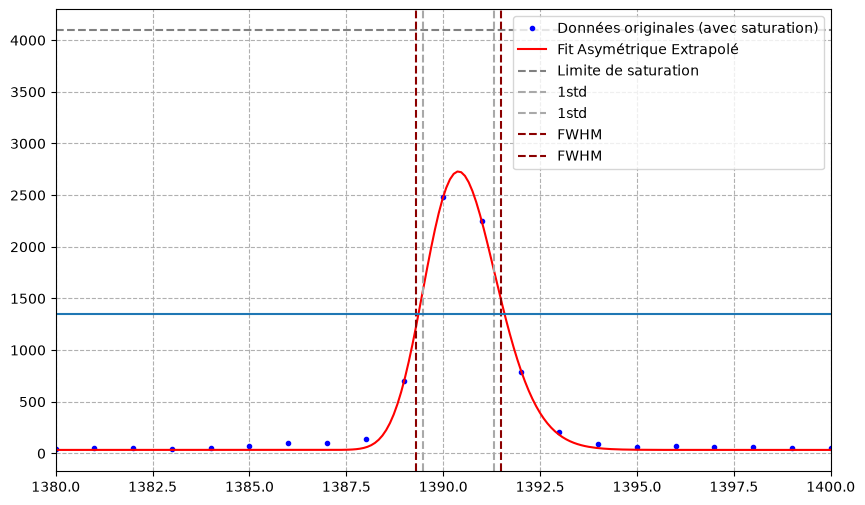
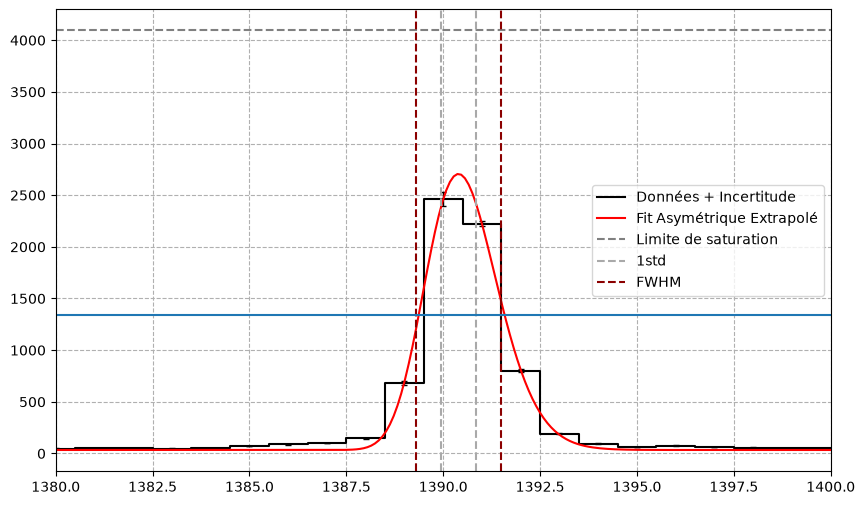
Unified diff of the notebook cell whose output changed from the first chart to the second:
--- before
+++ after
@@ -1,51 +1,57 @@
 from scipy.optimize import curve_fit
-# 1. Masque pour exclure la saturation
-masque = y < 4000
-x_fit = x[masque]
-y_fit = y[masque]
 
-# 2. Estimations initiales (p0)
-A_init = 1000        # Estimé plus haut que la saturation
-x0_init = 1391       # Centre du pic
-sigma0_init = 2      # Largeur de base
-a_init = 0.5         # Init positif pour étaler à droite
-y0_init = y0_estime         # Ton fond continu
+mask = y < 4096 # excluding detector saturation
+x_fit = x[mask]
+y_fit = y[mask]
+
+# initial LSF asymetric gaussian estimate
+A_init = 1000 # peak amplitude
+x0_init = 1391 # peak x-center position
+sigma0_init = 2 # peak width at base
+a_init = 0.5 # asymetry parameter
+y0_init = y0_estime # floor noise estimate (previous cell)
 
 p0 = [A_init, x0_init, sigma0_init, a_init, y0_init]
 
-# 3. Bornes (bounds) pour éviter que le fit ne donne des valeurs aberrantes
-# Format: ([min_A, min_x0, min_sigma0, min_a, min_y0], [max_A, max_x0, max_sigma0, max_a, max_y0])
+# bounds estimate to avoid weird fit values
+# format: ([min_A, min_x0, min_sigma0, min_a, min_y0], [max_A, max_x0, max_sigma0, max_a, max_y0])
 bounds = ([200, 1385, 0.1, -2, 0], 
           [10000, 1395, 10, 2, 300])
 
-# 4. Calcul du fit
+# curve_fit fitting
 popt, pcov = curve_fit(asymmetric_gaussian, x_fit, y_fit, p0=p0, bounds=bounds)
 
-# Extraction des résultats
+# data extraction
 A_opt, x0_opt, sigma0_opt, a_opt, y0_opt = popt
 
-print(f"--- Résultats du Fit ---")
-print(f"Amplitude réelle estimée : {A_opt:.1f}")
-print(f"Centre de la raie (x0)   : {x0_opt:.2f}")
-print(f"Fond continu (y0)        : {y0_opt:.1f}")
-print(f"Paramètre d'asymétrie (a): {a_opt:.3f}")
+print(f"--- Fit results ---")
+print(f"Amplitude (A) : {A_opt:.1f}")
+print(f"Line center (x0)   : {x0_opt:.2f}")
+print(f"Floor noise (y0)        : {y0_opt:.1f}")
+print(f"Asymetry paramter (a): {a_opt:.3f}")
 
-# 5. Tracer le résultat pour vérifier
+
 plt.figure(figsize=(10, 6))
-plt.plot(x, y, 'b.', label='Données originales (avec saturation)')
-# plt.plot(x_fit, y_fit, 'g.', label='Données utilisées pour le fit')
+plt.errorbar(
+    x, y, 
+    yerr=yerr, # vertical (count) uncertainties (from averaging)
+    fmt='none', # because i use step instead
+    ecolor='black',
+    elinewidth=1,
+    capsize=2
+)
+plt.step(x, y, color='black', where='mid', linewidth=1.5, label='Données + Incertitude')
 
-# On génère une courbe lisse pour le modèle (qui va extrapoler le sommet caché !)
+
 x_fine = np.linspace(x.min(), x.max(), 20000)
 plt.plot(x_fine, asymmetric_gaussian(x_fine, *popt), 'r-', label='Fit Asymétrique Extrapolé')
 
 plt.axhline(4095, color='gray', linestyle='--', label='Limite de saturation')
-
 plt.grid(True, linestyle='--')
 plt.xlim(1380,1400)
-plt.axvline(x0_opt+sigma0_opt,ls='--', c='darkgrey',label='1std')
-plt.axvline(x0_opt-sigma0_opt,ls='--', c='darkgrey',label='1std')
+plt.axvline(x0_opt+sigma0_opt/2,ls='--', c='darkgrey',label='1std')
+plt.axvline(x0_opt-sigma0_opt/2,ls='--', c='darkgrey')
 plt.axvline(x0_opt+np.sqrt(2*np.log(2))*sigma0_opt,ls='--', c='darkred',label='FWHM')
-plt.axvline(x0_opt-np.sqrt(2*np.log(2))*sigma0_opt,ls='--', c='darkred',label='FWHM')
+plt.axvline(x0_opt-np.sqrt(2*np.log(2))*sigma0_opt,ls='--', c='darkred')
 plt.axhline(A_opt//2)
 # plt.ylim(0,1500)

Commit: Updated mapping pipeline with 2D mapping of FWHM across detector